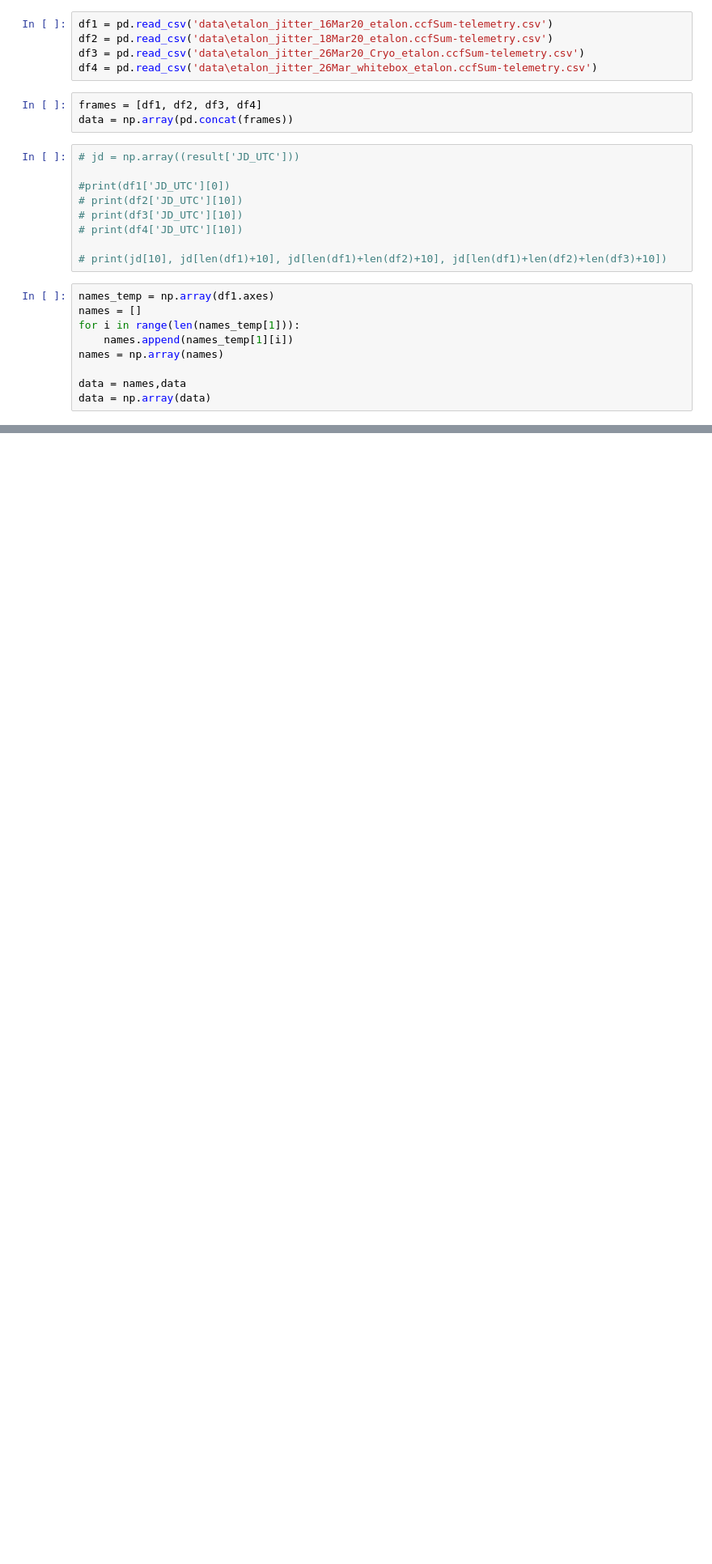
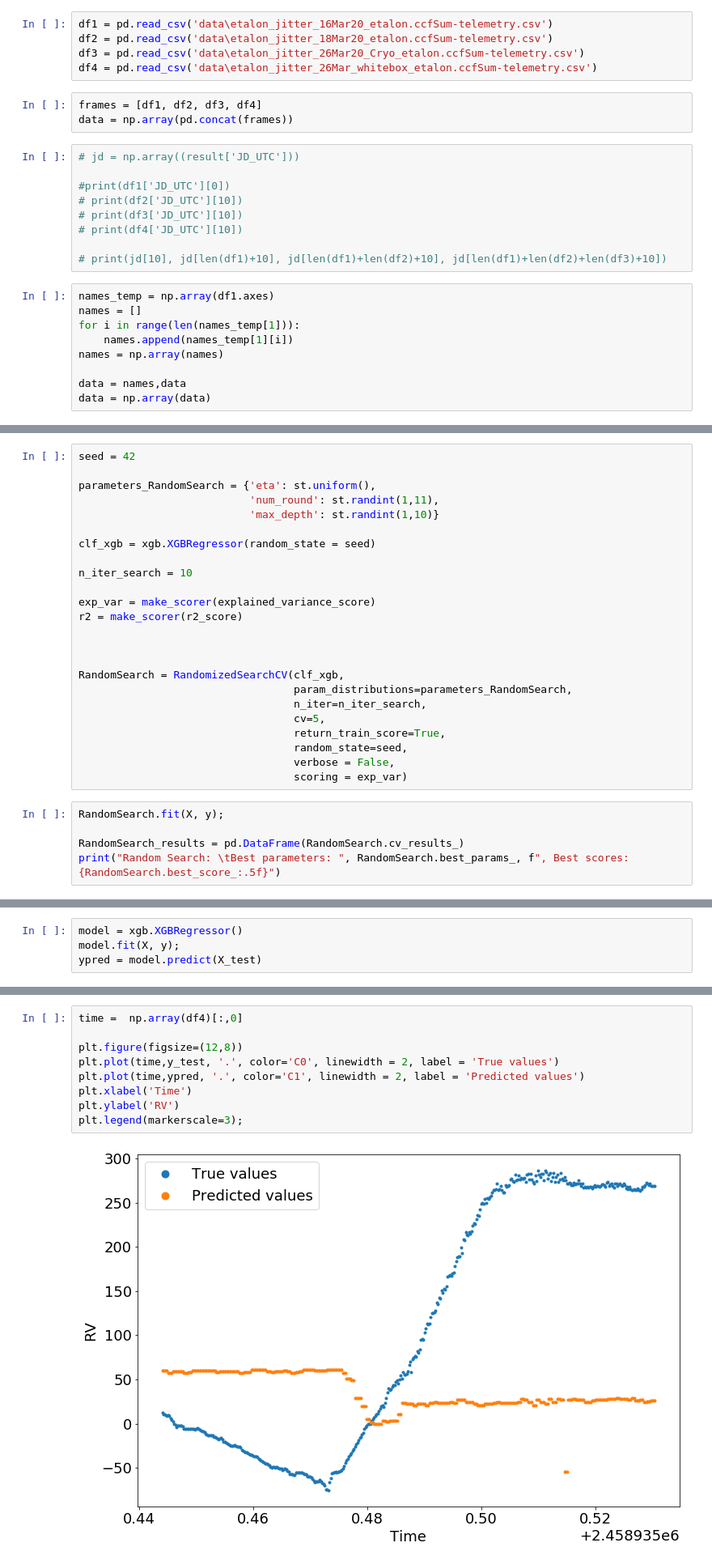
Before and after one commit to svejlgaard/finalproject, a Jupyter notebook: Regression.ipynb, the cells around one changed output, grey strips where cells are left out. Shown at 81% size. Saved outputs shown, nothing was run; the diff lists cells and outputs as text; blank space fills up the shorter version.

```diff
--- a/Regression.ipynb
+++ b/Regression.ipynb
@@ -37,0 +80,29 @@ training = np.array()
+# %%
+seed = 42
+
+parameters_RandomSearch = {'eta': st.uniform(),
+                           'num_round': st.randint(1,11),
+                           'max_depth': st.randint(1,10)}
+
+clf_xgb = xgb.XGBRegressor(random_state = seed)
+
+n_iter_search = 10
+
+exp_var = make_scorer(explained_variance_score)
+r2 = make_scorer(r2_score)
+
+
+
+RandomSearch = RandomizedSearchCV(clf_xgb,
+                                  param_distributions=parameters_RandomSearch,
+                                  n_iter=n_iter_search,
+                                  cv=5,
+                                  return_train_score=True,
+                                  random_state=seed,
+                                  verbose = False,
+                                  scoring = exp_var)
+# %%
+RandomSearch.fit(X, y);
+
+RandomSearch_results = pd.DataFrame(RandomSearch.cv_results_)
+print("Random Search: \tBest parameters: ", RandomSearch.best_params_, f", Best scores: {RandomSearch.best_score_:.5f}")
@@ -37,0 +127,4 @@ training = np.array()
+# %%
+model = xgb.XGBRegressor()
+model.fit(X, y);
+ypred = model.predict(X_test)
@@ -37,0 +135,11 @@ training = np.array()
+# %%
+time =  np.array(df4)[:,0]
+
+plt.figure(figsize=(12,8))
+plt.plot(time,y_test, '.', color='C0', linewidth = 2, label = 'True values')
+plt.plot(time,ypred, '.', color='C1', linewidth = 2, label = 'Predicted values')
+plt.xlabel('Time')
+plt.ylabel('RV')
+plt.legend(markerscale=3);
+# %% [output]
+[figure, added]
```
Also changed, not shown: parts of 10 cells of this notebook.
